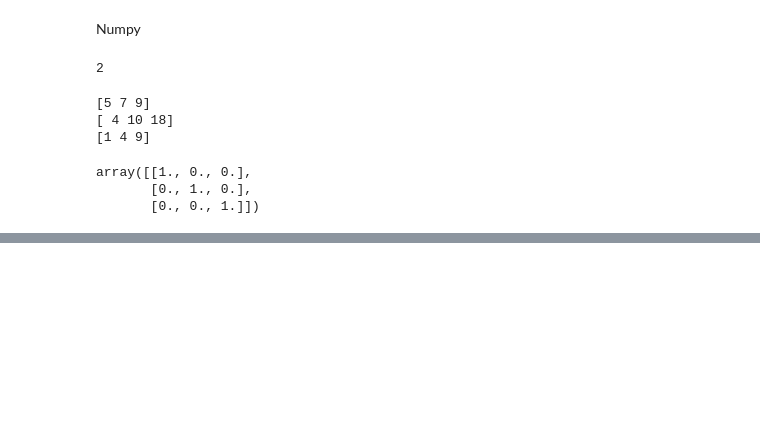
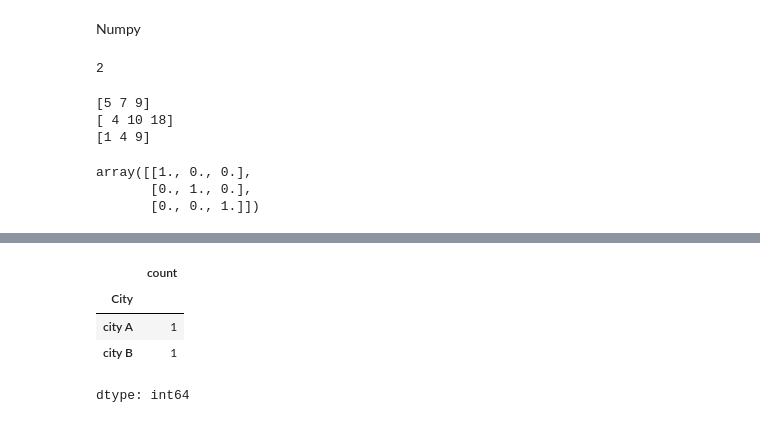
Before and after one commit to pulindu-seniya-silva/Machine-Learning-and-Optimization-Methods-labs-answers, a Jupyter notebook: labsheet1_answers.ipynb, the cells around one changed output, grey strips where cells are left out. Cells and saved outputs as stored; diff of their text form; code cells hidden in the pictures; blank space fills up the shorter version.

```diff
--- a/labsheet1_answers.ipynb
+++ b/labsheet1_answers.ipynb
@@ -33,0 +64,10 @@ array([[1., 0., 0.],
+# %%
+df.describe()
+df['Age'].mean()
+df['City'].value_counts()
+# %% [output]
+|  | count |
+| City |  |
+| city A | 1 |
+| city B | 1 |
+dtype: int64
```
Also changed, not shown: parts of 9 cells of this notebook.
